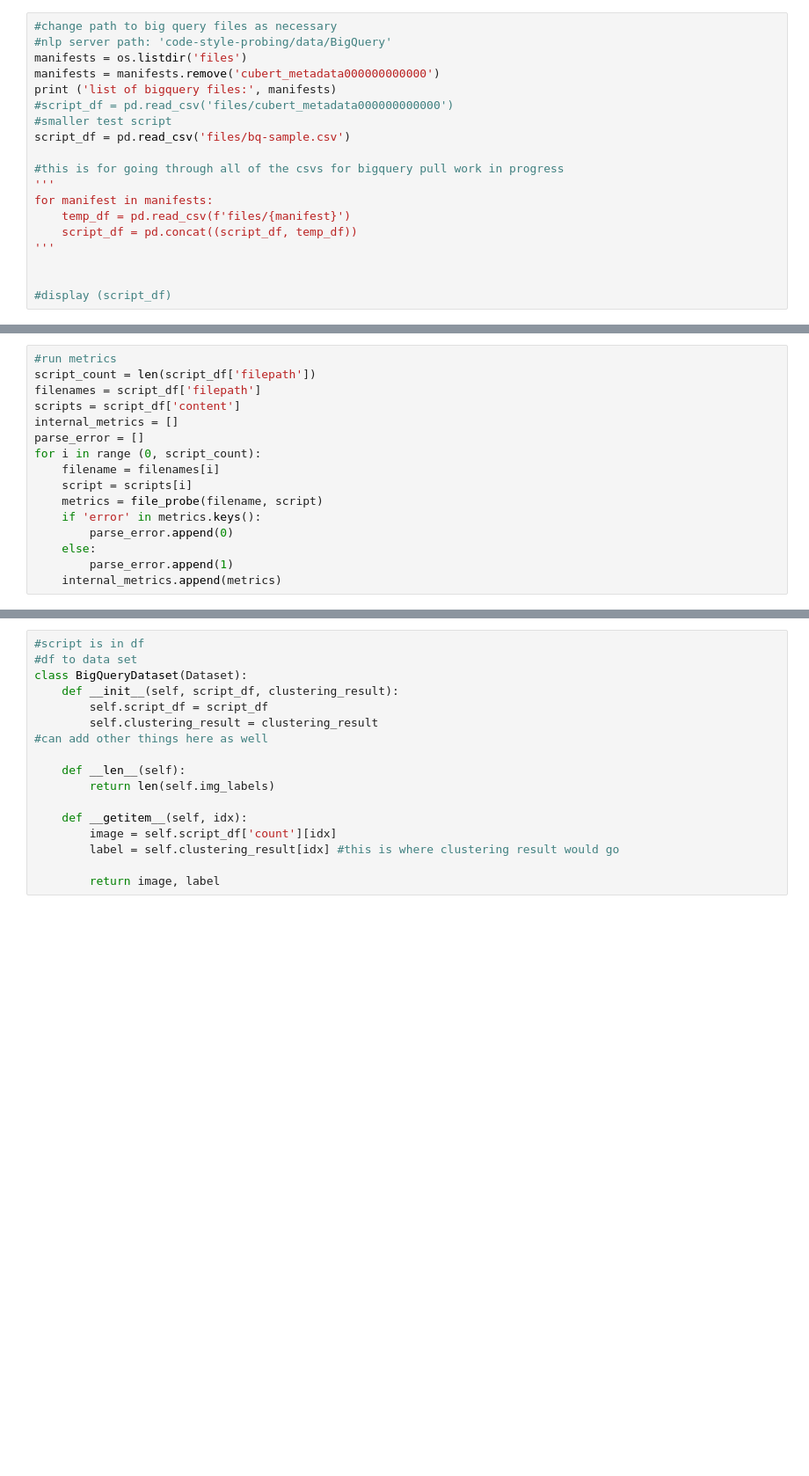
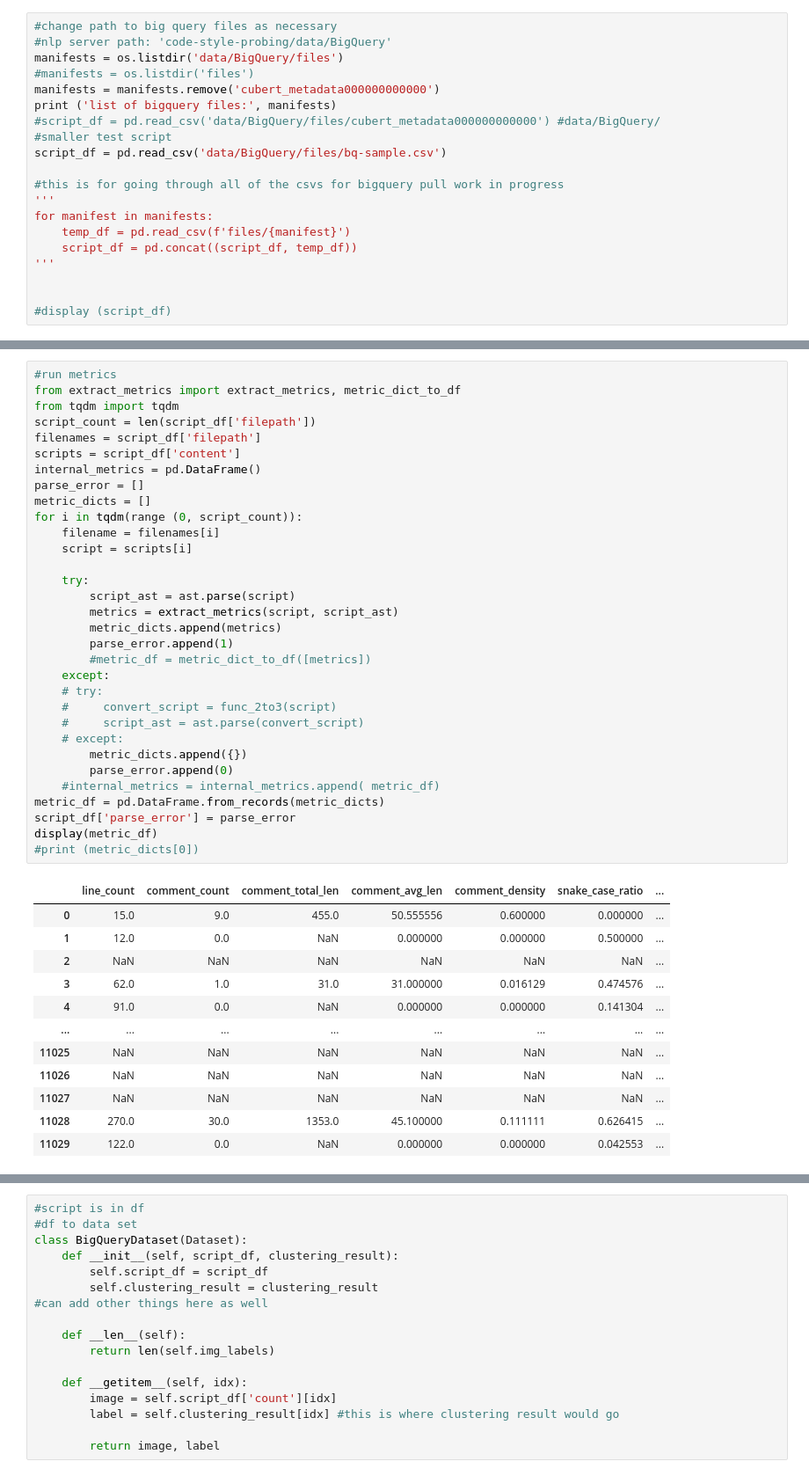
Before and after one commit to tradejack/code-style-probing, a Jupyter notebook: bigquery-extract-metrics.ipynb, the cells around one changed output, grey strips where cells are left out. Shown at 88% size. Drawn from its saved outputs; the diff is of its cells as text; blank space fills up the shorter version.

```diff
--- a/bigquery-extract-metrics.ipynb
+++ b/bigquery-extract-metrics.ipynb
@@ -14,12 +13,13 @@ from torch.utils.data import Dataset
 # %%
 #change path to big query files as necessary
 #nlp server path: 'code-style-probing/data/BigQuery'
-manifests = os.listdir('files')
+manifests = os.listdir('data/BigQuery/files')
+#manifests = os.listdir('files')
 manifests = manifests.remove('cubert_metadata000000000000')
 print ('list of bigquery files:', manifests)
-#script_df = pd.read_csv('files/cubert_metadata000000000000')
+#script_df = pd.read_csv('data/BigQuery/files/cubert_metadata000000000000') #data/BigQuery/
 #smaller test script
-script_df = pd.read_csv('files/bq-sample.csv')
+script_df = pd.read_csv('data/BigQuery/files/bq-sample.csv')
 
 #this is for going through all of the csvs for bigquery pull work in progress
 '''
@@ -157,16 +53,45 @@ def file_probe(filename, script):
 # %%
 #run metrics
+from extract_metrics import extract_metrics, metric_dict_to_df
+from tqdm import tqdm
 script_count = len(script_df['filepath'])
 filenames = script_df['filepath']
 scripts = script_df['content']
-internal_metrics = []
+internal_metrics = pd.DataFrame()
 parse_error = []
-for i in range (0, script_count):
+metric_dicts = []
+for i in tqdm(range (0, script_count)):
     filename = filenames[i]
     script = scripts[i]
-    metrics = file_probe(filename, script)
-    if 'error' in metrics.keys():
+
+    try:
+        script_ast = ast.parse(script)
+        metrics = extract_metrics(script, script_ast)
+        metric_dicts.append(metrics)
+        parse_error.append(1)
+        #metric_df = metric_dict_to_df([metrics])
+    except:
+    # try:
+    #     convert_script = func_2to3(script)
+    #     script_ast = ast.parse(convert_script)
+    # except:
+        metric_dicts.append({})
         parse_error.append(0)
-    else:
-        parse_error.append(1)
-    internal_metrics.append(metrics)
+    #internal_metrics = internal_metrics.append( metric_df)
+metric_df = pd.DataFrame.from_records(metric_dicts)
+script_df['parse_error'] = parse_error
+display(metric_df)
+#print (metric_dicts[0])
+# %% [output]
+|  | line_count | comment_count | comment_total_len | comment_avg_len | comment_density | snake_case_ratio | ... |
+| 0 | 15.0 | 9.0 | 455.0 | 50.555556 | 0.600000 | 0.000000 | ... |
+| 1 | 12.0 | 0.0 | NaN | 0.000000 | 0.000000 | 0.500000 | ... |
+| 2 | NaN | NaN | NaN | NaN | NaN | NaN | ... |
+| 3 | 62.0 | 1.0 | 31.0 | 31.000000 | 0.016129 | 0.474576 | ... |
+| 4 | 91.0 | 0.0 | NaN | 0.000000 | 0.000000 | 0.141304 | ... |
+| ... | ... | ... | ... | ... | ... | ... | ... |
+| 11025 | NaN | NaN | NaN | NaN | NaN | NaN | ... |
+| 11026 | NaN | NaN | NaN | NaN | NaN | NaN | ... |
+| 11027 | NaN | NaN | NaN | NaN | NaN | NaN | ... |
+| 11028 | 270.0 | 30.0 | 1353.0 | 45.100000 | 0.111111 | 0.626415 | ... |
+| 11029 | 122.0 | 0.0 | NaN | 0.000000 | 0.000000 | 0.042553 | ... |
```
Also changed, not shown: parts of 12 cells of this notebook.
